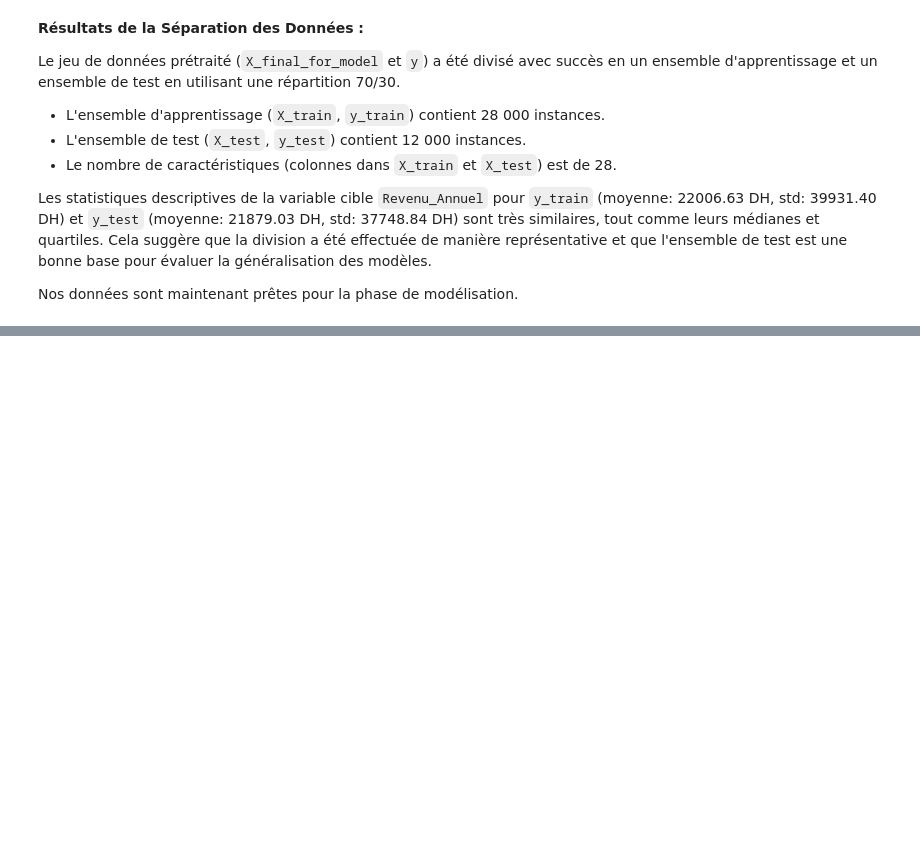
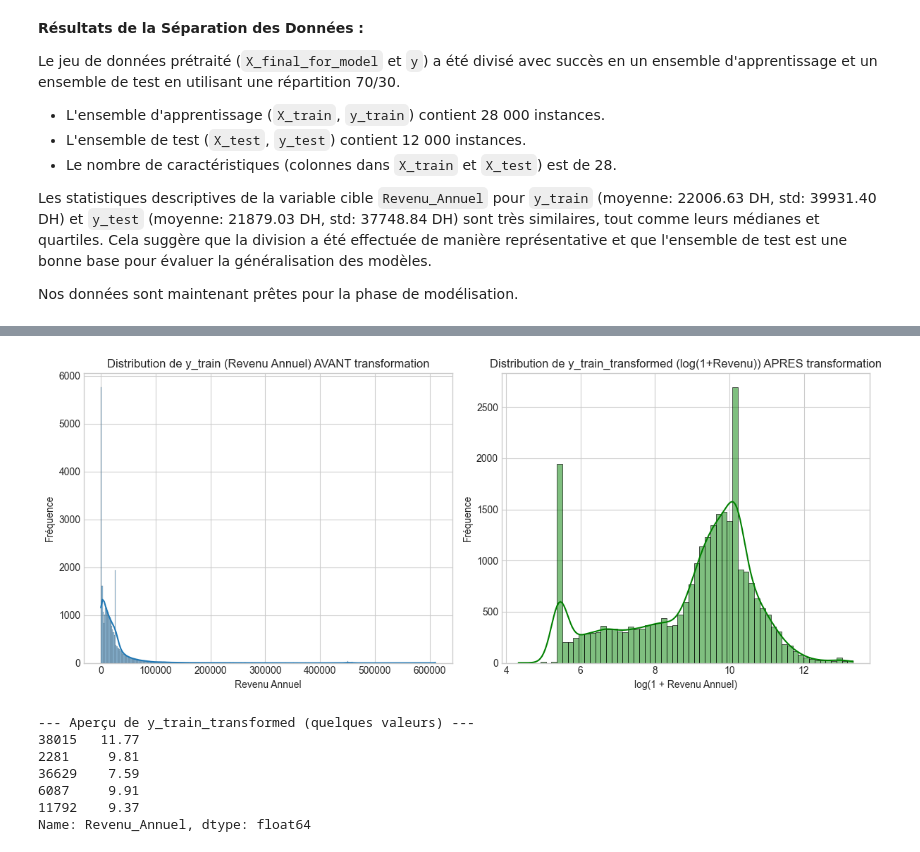
Before and after one commit to elnassim/ProjectML, a Jupyter notebook: mini_projet_AI.ipynb, the cells around one changed output, grey strips where cells are left out. Drawn from its saved outputs; the diff is of its cells as text; code cells hidden in the pictures; blank space fills up the shorter version.

```diff
--- a/mini_projet_AI.ipynb
+++ b/mini_projet_AI.ipynb
@@ -1173,0 +1126,37 @@ Les données prétraitées ont été sauvegardées avec succès dans : 'dataset_
+# %%
+import numpy as np
+import matplotlib.pyplot as plt
+import seaborn as sns
+
+# Visualisation de la distribution de y_train AVANT transformation
+plt.figure(figsize=(12, 5))
+plt.subplot(1, 2, 1)
+sns.histplot(y_train, kde=True)
+plt.title("Distribution de y_train (Revenu Annuel) AVANT transformation")
+plt.xlabel("Revenu Annuel")
+plt.ylabel("Fréquence")
+
+# Application de la transformation log1p
+y_train_transformed = np.log1p(y_train)
+y_test_transformed = np.log1p(y_test)
+
+# Visualisation de la distribution de y_train APRES transformation
+plt.subplot(1, 2, 2)
+sns.histplot(y_train_transformed, kde=True, color='green')
+plt.title("Distribution de y_train_transformed (log(1+Revenu)) APRES transformation")
+plt.xlabel("log(1 + Revenu Annuel)")
+plt.ylabel("Fréquence")
+plt.tight_layout()
+plt.show()
+
+print("\n--- Aperçu de y_train_transformed (quelques valeurs) ---")
+print(y_train_transformed.head())
+# %% [output]
+[figure, added]
+--- Aperçu de y_train_transformed (quelques valeurs) ---
+38015   11.77
+2281     9.81
+36629    7.59
+6087     9.91
+11792    9.37
+Name: Revenu_Annuel, dtype: float64
```
Also changed, not shown: parts of 5 cells of this notebook, 9 other files.
